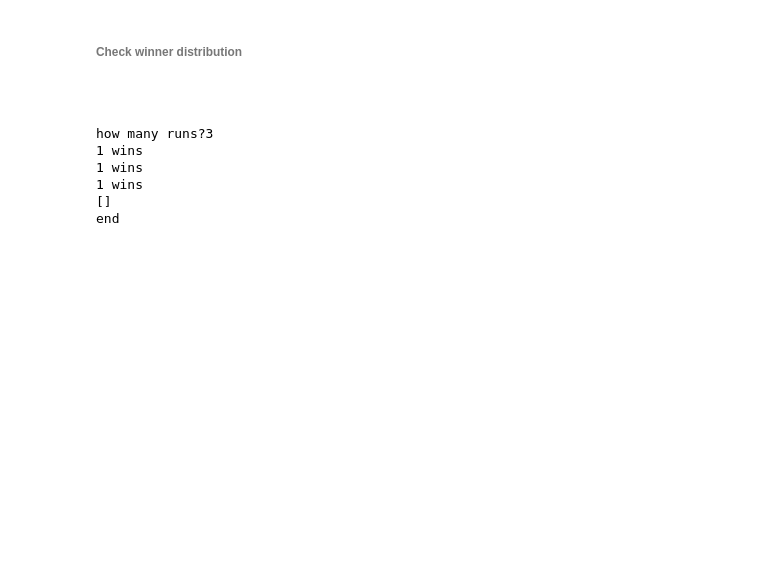
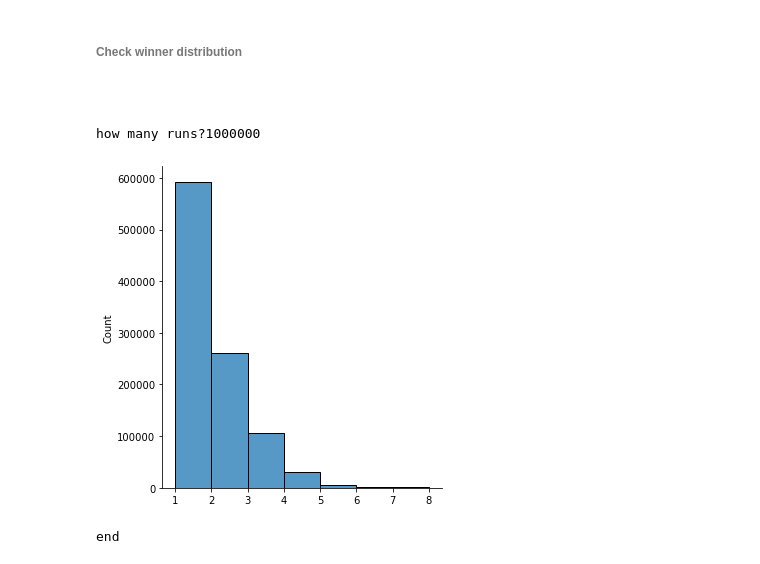
Before and after one commit to Jonathangmit/numpy-random-assignment, a Jupyter notebook: numpy-assignment.ipynb, the cells around one changed output. Saved outputs shown, nothing was run; the diff lists cells and outputs as text; code cells hidden in the pictures; blank space fills up the shorter version.

```diff
--- a/numpy-assignment.ipynb
+++ b/numpy-assignment.ipynb
@@ -999,43 +999,48 @@ end
 # %%
 #create a function to produce a winner
 # Using the normal distribution to pick a positive value (using the mod value obtained)
 import numpy as np
 rng = np.random.default_rng()
 runs = int(input("how many runs?"))
-race_history = []
+q=[]
 def winner():
     races = 0
     while races < runs:
-        w= rng.normal(0,0.31)
+        w= rng.normal(0,0.32)
         y=(abs(w))
         #print (y)
         if y < (h1/bp):
-            print (int(1),"wins")
-            race_history.append
+            #print (int(1),"wins")
+            q.append(int(1))
         elif ((h1+h2)/bp) > y > (h1/bp):
-            print (int(2),"wins")
+            #print (int(2),"wins")
+            q.append(int(2))
         elif ((h1+h2+h3)/bp) > y > ((h1+h2)/bp):
-            print (int(3),"wins")
+            #print (int(3),"wins")
+            q.append(int(3))
         elif ((h1+h2+h3+h4)/bp) > y > ((h1+h2+h3)/bp):
-            print(int(4),"wins")
+            #print(int(4),"wins")
+            q.append(int(4))
         elif ((h1+h2+h3+h4+h5)/bp) > y > ((h1+h2+h3+h4)/bp):
-            print(int(5),"wins")
+            #print(int(5),"wins")
+            q.append(int(5))
         elif ((h1+h2+h3+h4+h5+h6)/bp) > y > ((h1+h2+h3+h4+h5)/bp):
-            print(int(6),"wins")
+            #print(int(6),"wins")
+            q.append(int(6))
         elif ((h1+h2+h3+h4+h5+h6+h7)/bp) > y > ((h1+h2+h3+h4+h5+h6)/bp):
-            print(int(7),"wins")
+            #print(int(7),"wins")
+            q.append(int(7))
         else :
-            print(int(0),"no winner")
+            #print(int(0),"no winner")
+            q.append(int(8))
         races = races + 1
-        race_history.append
     return
 winner()
-print (race_history)
+#print (q)
+sns.displot(q,bins =7)
+plt.show()
 print("end")
 # %% [output]
-how many runs?3
-1 wins
-1 wins
-1 wins
-[]
-end
+how many runs?1000000
+[figure, added]
+end
```
Also changed, not shown: parts of 5 cells of this notebook.
